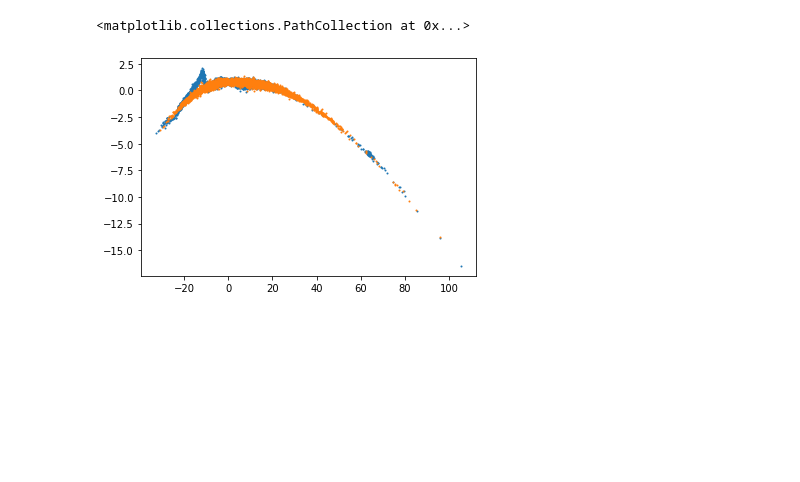
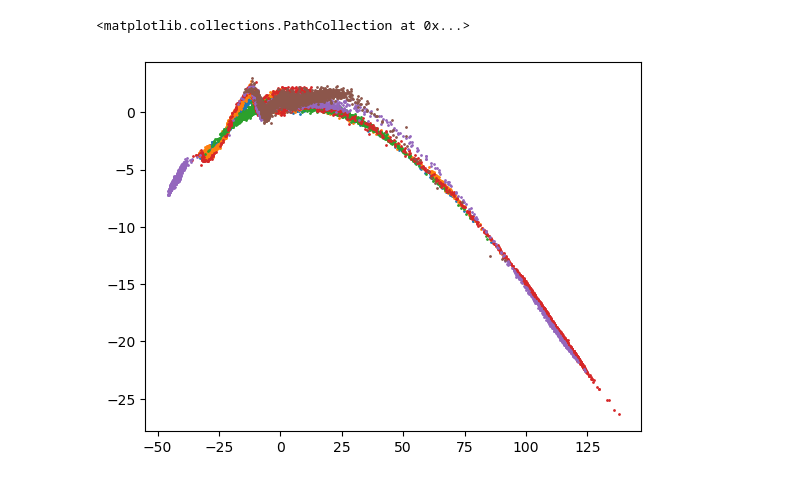
Before and after one commit to RutongPei/SBI-streameeeee, a Jupyter notebook: sims/observables.ipynb, the cells around one changed output. Saved outputs shown, nothing was run; the diff lists cells and outputs as text; code cells hidden in the pictures; blank space fills up the shorter version.

```diff
--- a/sims/observables.ipynb
+++ b/sims/observables.ipynb
@@ -17,10 +12,27 @@ FileNotFoundError: final_stream/final_stream_1.txt not found.
+# %%
+#added
+data2 = np.genfromtxt('final_stream/final_stream_2.txt')
+data3 = np.genfromtxt('final_stream/final_stream_3.txt')
+data4 = np.genfromtxt('final_stream/final_stream_4.txt')
+data5 = np.genfromtxt('final_stream/final_stream_5.txt')
 # %%
 phi1,phi2,dist,pm1,pm2,vr = obs_from_pos6d(data[:,:3],data[:,3:6],R_phi12_radec)
 # %%
 phi11,phi21,dist1,pm11,pm21,vr1 = obs_from_pos6d(data1[:,:3],data1[:,3:6],R_phi12_radec)
+# %%
+#added
+phi12,phi22,dist2,pm12,pm22,vr2 = obs_from_pos6d(data2[:,:3],data2[:,3:6],R_phi12_radec)
+phi13,phi23,dist3,pm13,pm23,vr3 = obs_from_pos6d(data3[:,:3],data3[:,3:6],R_phi12_radec)
+phi14,phi24,dist4,pm14,pm24,vr4 = obs_from_pos6d(data4[:,:3],data4[:,3:6],R_phi12_radec)
+phi15,phi25,dist5,pm15,pm25,vr5 = obs_from_pos6d(data5[:,:3],data5[:,3:6],R_phi12_radec)
 # %%
 plt.scatter(phi1,phi2,s=1)
 plt.scatter(phi11,phi21,s=1)
+#added
+plt.scatter(phi12,phi22,s=1)
+plt.scatter(phi13,phi23,s=1)
+plt.scatter(phi14,phi24,s=1)
+plt.scatter(phi15,phi25,s=1)
 # %% [output]
 <matplotlib.collections.PathCollection at 0x...>
-[figure, old version]
+[figure, new version]
```
Also changed, not shown: parts of 2 cells of this notebook, 24 other files.
